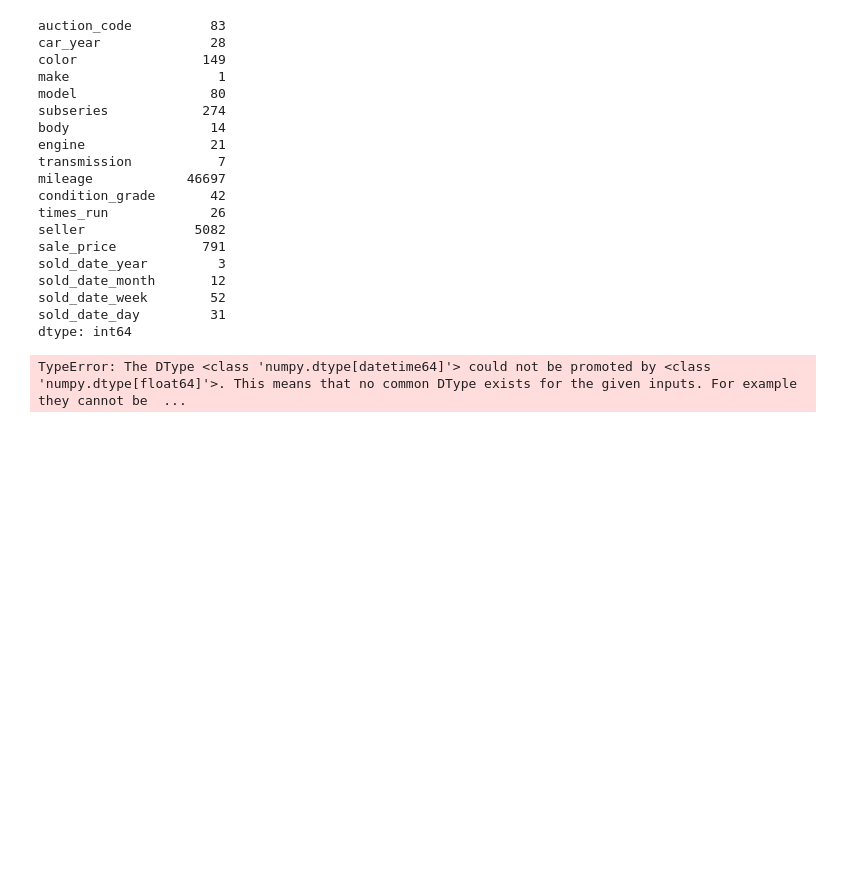
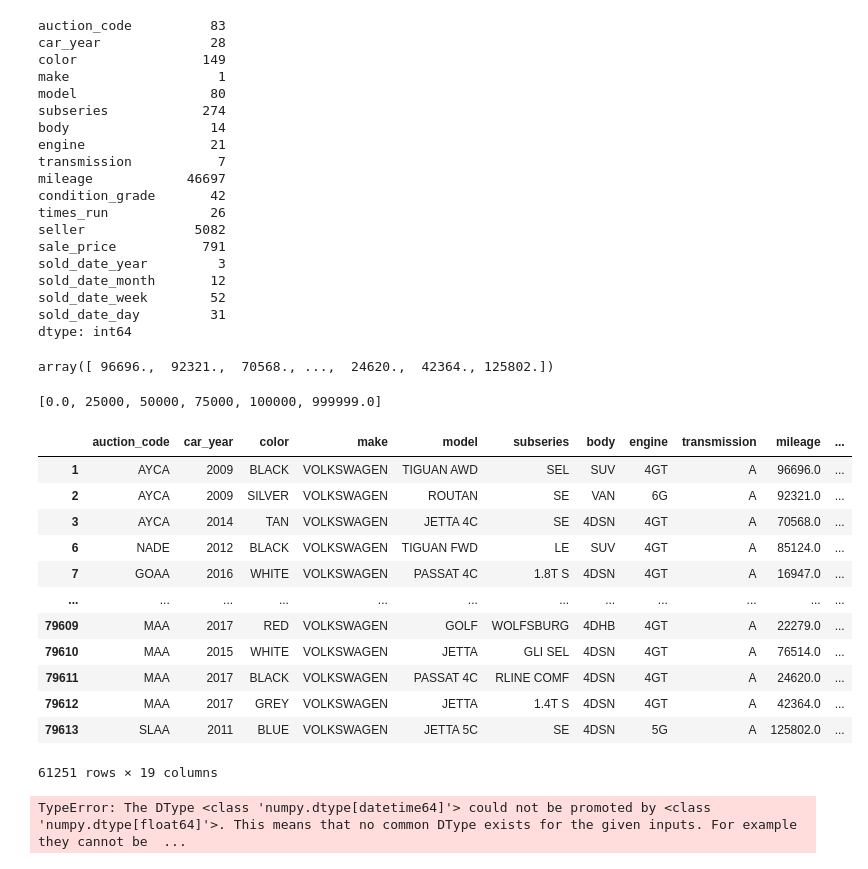
Before and after one commit to sudeshi1/WHUPL, a Jupyter notebook: ML_Preprocessing_First7.ipynb, the cells around one changed output. Saved outputs shown, nothing was run; the diff lists cells and outputs as text; code cells hidden in the pictures; blank space fills up the shorter version.

Commit message:
update ML_preprocessing
added binning to the mileage feature

```diff
--- a/ML_Preprocessing_First7.ipynb
+++ b/ML_Preprocessing_First7.ipynb
@@ -170,6 +170,10 @@ sold_date_month       12
 sold_date_week        52
 sold_date_day         31
 dtype: int64
+# %%
+clean_df1['mileage'].unique()
+# %% [output]
+array([ 96696.,  92321.,  70568., ...,  24620.,  42364., 125802.])
 # %%
 def binning_function(col, cut_points, labels=None):
     minvalue = col.min()
@@ -180,6 +184,26 @@ def binning_function(col, cut_points, labels=None):
         labels = range(len(cut_points) + 1)
     col_bin = pd.cut(col, bins=break_points, labels=labels, include_lowest=True)
     return col_bin
+# %%
+cut_points = [25000, 50000, 75000, 100000]
+labels = ['< 25k', '25k - 50k', '50k - 75k', '75k - 100k', '> 100k']
+clean_df1['vehicle_mileage_category'] = binning_function(clean_df1['mileage'], cut_points, labels)
+clean_df1
+# %% [output]
+[0.0, 25000, 50000, 75000, 100000, 999999.0]
+|  | auction_code | car_year | color | make | model | subseries | body | engine | transmission | mileage | ... |
+| 1 | AYCA | 2009 | BLACK | VOLKSWAGEN | TIGUAN AWD | SEL | SUV | 4GT | A | 96696.0 | ... |
+| 2 | AYCA | 2009 | SILVER | VOLKSWAGEN | ROUTAN | SE | VAN | 6G | A | 92321.0 | ... |
+| 3 | AYCA | 2014 | TAN | VOLKSWAGEN | JETTA 4C | SE | 4DSN | 4GT | A | 70568.0 | ... |
+| 6 | NADE | 2012 | BLACK | VOLKSWAGEN | TIGUAN FWD | LE | SUV | 4GT | A | 85124.0 | ... |
+| 7 | GOAA | 2016 | WHITE | VOLKSWAGEN | PASSAT 4C | 1.8T S | 4DSN | 4GT | A | 16947.0 | ... |
+| ... | ... | ... | ... | ... | ... | ... | ... | ... | ... | ... | ... |
+| 79609 | MAA | 2017 | RED | VOLKSWAGEN | GOLF | WOLFSBURG | 4DHB | 4GT | A | 22279.0 | ... |
+| 79610 | MAA | 2015 | WHITE | VOLKSWAGEN | JETTA | GLI SEL | 4DSN | 4GT | A | 76514.0 | ... |
+| 79611 | MAA | 2017 | BLACK | VOLKSWAGEN | PASSAT 4C | RLINE COMF | 4DSN | 4GT | A | 24620.0 | ... |
+| 79612 | MAA | 2017 | GREY | VOLKSWAGEN | JETTA | 1.4T S | 4DSN | 4GT | A | 42364.0 | ... |
+| 79613 | SLAA | 2011 | BLUE | VOLKSWAGEN | JETTA 5C | SE | 4DSN | 5G | A | 125802.0 | ... |
+61251 rows × 19 columns
 # %%
 df1_dummies = pd.get_dummies(clean_df1)
 df2_dummies = pd.get_dummies(clean_df2)
```
